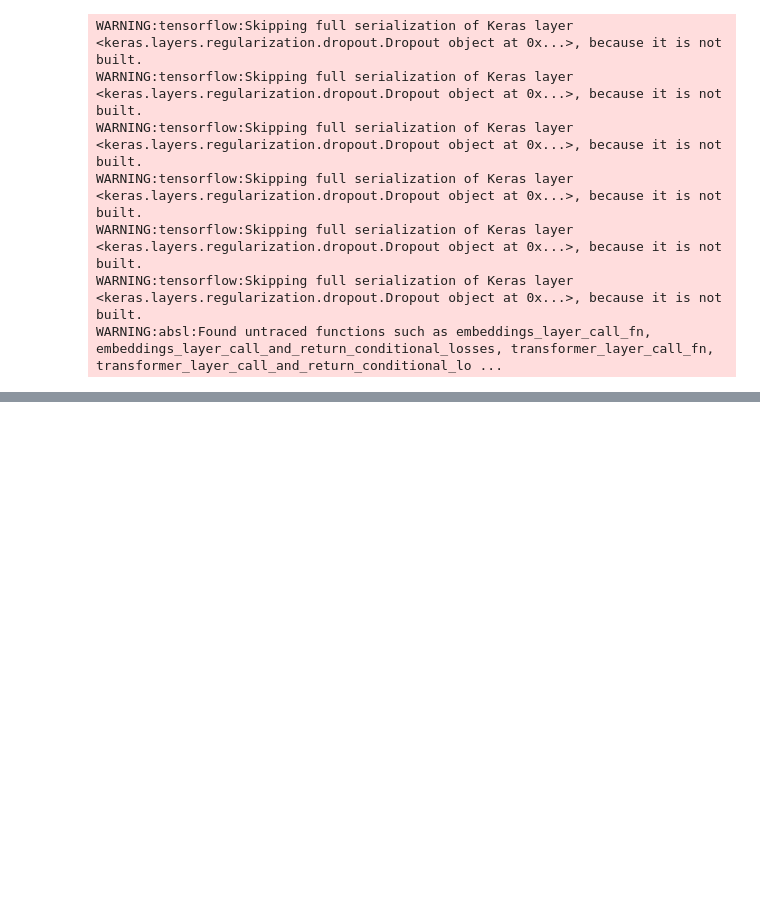
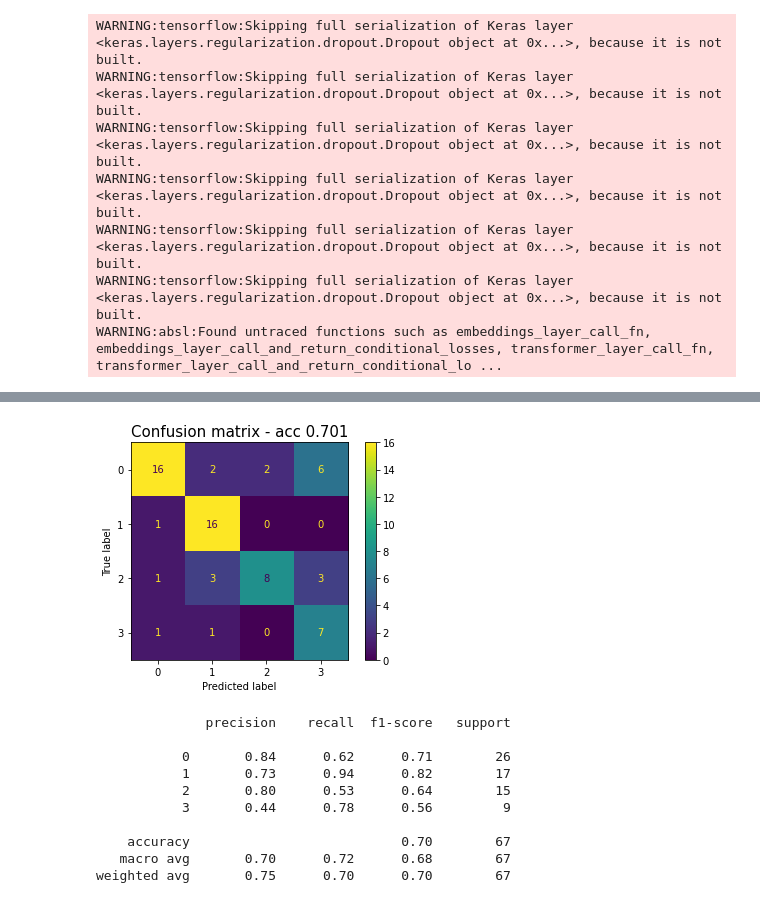
Before and after one commit to hmatzner/text-classification, a Jupyter notebook: url_classification.ipynb, the cells around one changed output, grey strips where cells are left out. Cells and saved outputs as stored; diff of their text form; code cells hidden in the pictures; blank space fills up the shorter version.

```diff
--- a/url_classification.ipynb
+++ b/url_classification.ipynb
@@ -1409,0 +1561,22 @@ weighted avg       0.69      0.68      0.67        50
+# %%
+svc_clf = fit_model(SVC(C=1,
+                    class_weight='balanced'
+                    ),
+                X_train_,
+                y_train_)
+
+y_test_pred = predict(svc_clf, X_test_)
+
+print_confusion_matrix(y_test, y_test_pred, with_report=True)
+# %% [output]
+[figure, added]
+              precision    recall  f1-score   support
+
+           0       0.84      0.62      0.71        26
+           1       0.73      0.94      0.82        17
+           2       0.80      0.53      0.64        15
+           3       0.44      0.78      0.56         9
+
+    accuracy                           0.70        67
+   macro avg       0.70      0.72      0.68        67
+weighted avg       0.75      0.70      0.70        67
```
Also changed, not shown: parts of 44 cells of this notebook.
